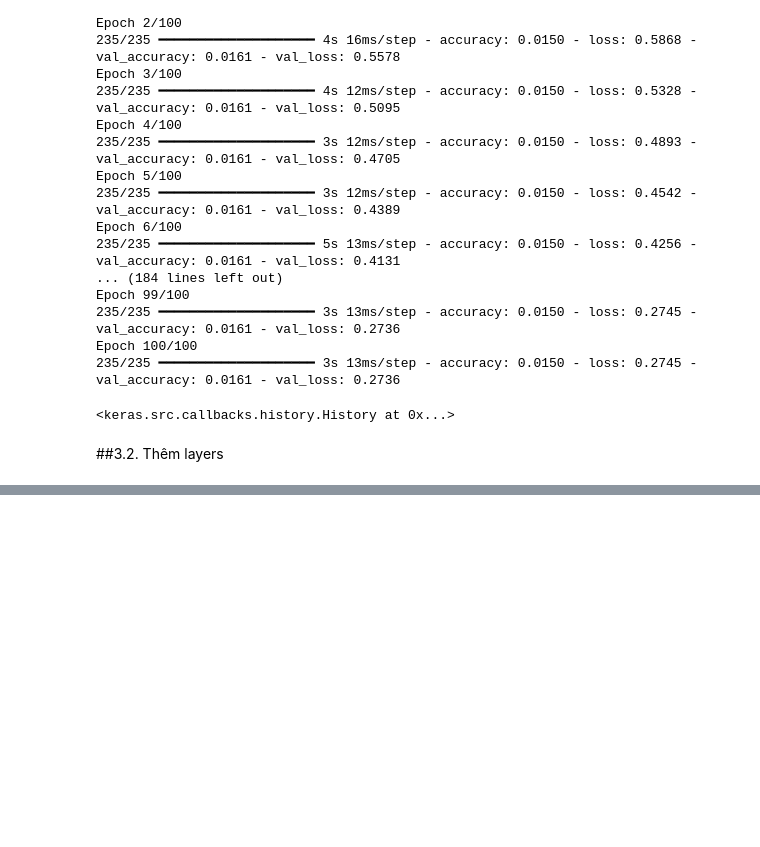
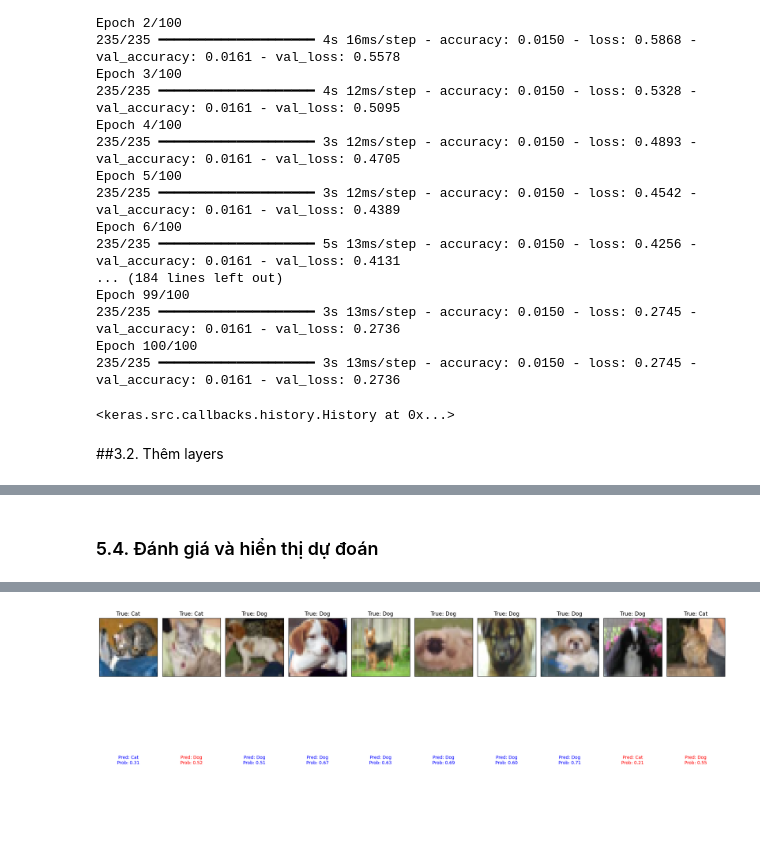
Before and after one commit to DinhThanh-Dat/ThucHanhDeepLearning, a Jupyter notebook: Baitaptuan4.ipynb, the cells around one changed output, grey strips where cells are left out. Drawn from its saved outputs; the diff is of its cells as text; code cells hidden in the pictures; blank space fills up the shorter version.

```diff
--- a/Baitaptuan4.ipynb
+++ b/Baitaptuan4.ipynb
@@ -174,0 +449,17 @@ decoder = keras.Model(encoded_input, decoder_layer(encoded_input))
+# %%
+from keras.models import Sequential
+from keras.layers import Dense
+
+# Trích xuất đặc trưng (encoded representations) từ Autoencoder
+x_train_encoded = encoder_cat_dog.predict(x_train_cat_dog_flat)
+x_test_encoded = encoder_cat_dog.predict(x_test_cat_dog_flat)
+
+# Xây dựng mô hình phân loại đơn giản
+classifier_model = Sequential()
+classifier_model.add(Dense(64, activation='relu', input_shape=(encoding_dim_cat_dog,)))
+classifier_model.add(Dense(1, activation='sigmoid')) # Output nhị phân cho Cat (0) hoặc Dog (1)
+
+classifier_model.compile(optimizer='adam', loss='binary_crossentropy', metrics=['accuracy'])
+
+# Huấn luyện mô hình phân loại
+classifier_model.fit(x_train_encoded, y_train_cat_dog, epochs=20, batch_size=32, validation_data=(x_test_encoded, y_test_cat_dog))
@@ -174,0 +488,36 @@ decoder = keras.Model(encoded_input, decoder_layer(encoded_input))
+# %% [markdown]
+### 5.4. Đánh giá và hiển thị dự đoán
+# %%
+import matplotlib.pyplot as plt
+
+# Đánh giá mô hình phân loại
+loss, accuracy = classifier_model.evaluate(x_test_encoded, y_test_cat_dog, verbose=0)
+print(f"Classifier Test Loss: {loss:.4f}")
+print(f"Classifier Test Accuracy: {accuracy:.4f}")
+
+# Hiển thị một số ảnh và dự đoán
+n = 10
+plt.figure(figsize=(20, 8))
+for i in range(n):
+    # Hiển thị ảnh gốc
+    ax = plt.subplot(2, n, i + 1)
+    plt.imshow(x_test_cat_dog[i])
+    true_label = 'Dog' if y_test_cat_dog[i] == 1 else 'Cat'
+    ax.set_title(f"True: {true_label}")
+    ax.get_xaxis().set_visible(False)
+    ax.get_yaxis().set_visible(False)
+
+    # Dự đoán
+    encoded_img = encoder_cat_dog.predict(x_test_cat_dog_flat[i:i+1])
+    prediction_prob = classifier_model.predict(encoded_img)[0][0]
+    predicted_label = 'Dog' if prediction_prob > 0.5 else 'Cat'
+
+    ax = plt.subplot(2, n, i + 1 + n)
+    plt.text(0.5, 0.5, f"Pred: {predicted_label}\nProb: {prediction_prob:.2f}",
+             horizontalalignment='center', verticalalignment='center',
+             fontsize=10, color='blue' if predicted_label == true_label else 'red')
+    ax.axis('off')
+
+plt.tight_layout()
+plt.show()
+# %% [output]
@@ -174,0 +541 @@ decoder = keras.Model(encoded_input, decoder_layer(encoded_input))
+[figure, added]
```
Also changed, not shown: parts of 31 cells of this notebook.
